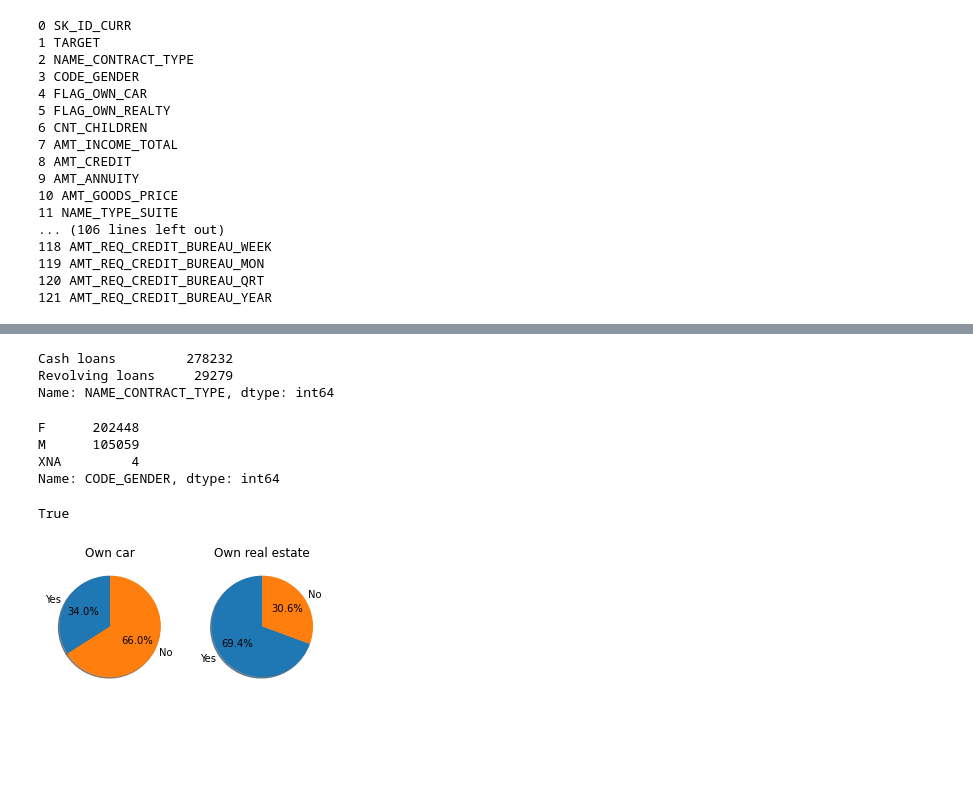
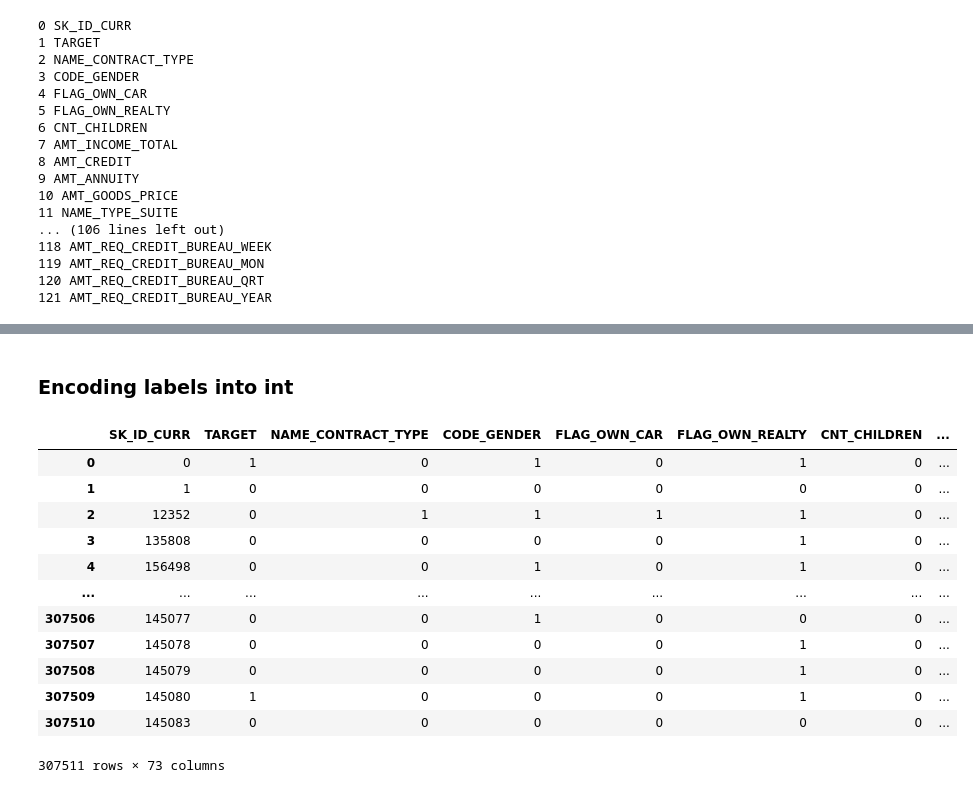
Before and after one commit to nicolizamacorrea/scoringmodel, a Jupyter notebook: notebook_draft.ipynb, the cells around one changed output, grey strips where cells are left out. Cells and saved outputs as stored; diff of their text form; code cells hidden in the pictures; blank space fills up the shorter version.

```diff
--- a/notebook_draft.ipynb
+++ b/notebook_draft.ipynb
@@ -108,35 +92,23 @@ for index,column in enumerate(application_train_data_filtered.columns):
-# %%
-application_train_data_filtered.NAME_CONTRACT_TYPE.value_counts()
-# %% [output]
-Cash loans         278232
-Revolving loans     29279
-Name: NAME_CONTRACT_TYPE, dtype: int64
-# %%
-application_train_data_filtered.CODE_GENDER.value_counts()
-# %% [output]
-F      202448
-M      105059
-XNA         4
-Name: CODE_GENDER, dtype: int64
-# %%
-application_train_data_filtered.isnull().values.any()
-# %% [output]
-True
-# %%
-labels = 'Yes', 'No'
-cars = application_train_data_filtered.FLAG_OWN_CAR.value_counts(sort=False)
-realty = application_train_data_filtered.FLAG_OWN_REALTY.value_counts(sort=False)
-
-fig, (ax1, ax2) = plt.subplots(1, 2, figsize=(5,5))
-
-ax1.set_title('Own car')
-ax1.pie(cars, labels=labels, autopct='%1.1f%%',
-        shadow=True, startangle=90)
-
-ax2.set_title('Own real estate')
-ax2.pie(realty, labels=labels, autopct='%1.1f%%',
-        shadow=True, startangle=90)
-
-plt.show()
-# %% [output]
-[figure, removed]
+# %% [markdown]
+### Encoding labels into int
+# %%
+from sklearn.preprocessing import LabelEncoder
+labelencoder=LabelEncoder()
+application_train_data_filtered = application_train_data_filtered.apply(lambda col: labelencoder.fit_transform(col.astype(str)), axis=0, result_type='expand')
+# %%
+pd.set_option('display.max_columns', None)
+application_train_data_filtered
+# %% [output]
+|  | SK_ID_CURR | TARGET | NAME_CONTRACT_TYPE | CODE_GENDER | FLAG_OWN_CAR | FLAG_OWN_REALTY | CNT_CHILDREN | ... |
+| 0 | 0 | 1 | 0 | 1 | 0 | 1 | 0 | ... |
+| 1 | 1 | 0 | 0 | 0 | 0 | 0 | 0 | ... |
+| 2 | 12352 | 0 | 1 | 1 | 1 | 1 | 0 | ... |
+| 3 | 135808 | 0 | 0 | 0 | 0 | 1 | 0 | ... |
+| 4 | 156498 | 0 | 0 | 1 | 0 | 1 | 0 | ... |
+| ... | ... | ... | ... | ... | ... | ... | ... | ... |
+| 307506 | 145077 | 0 | 0 | 1 | 0 | 0 | 0 | ... |
+| 307507 | 145078 | 0 | 0 | 0 | 0 | 1 | 0 | ... |
+| 307508 | 145079 | 0 | 0 | 0 | 0 | 1 | 0 | ... |
+| 307509 | 145080 | 1 | 0 | 0 | 0 | 1 | 0 | ... |
+| 307510 | 145083 | 0 | 0 | 0 | 0 | 0 | 0 | ... |
+307511 rows × 73 columns
```
Also changed, not shown: parts of 14 cells of this notebook.
